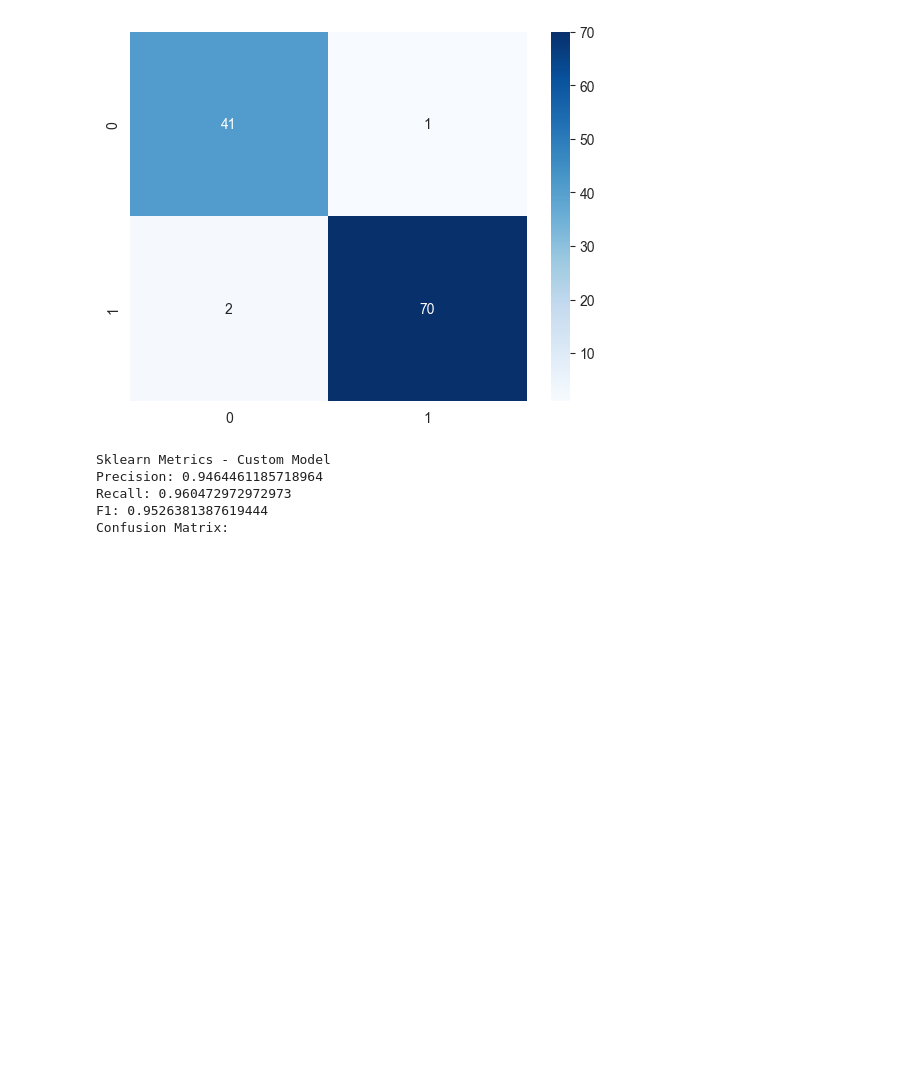
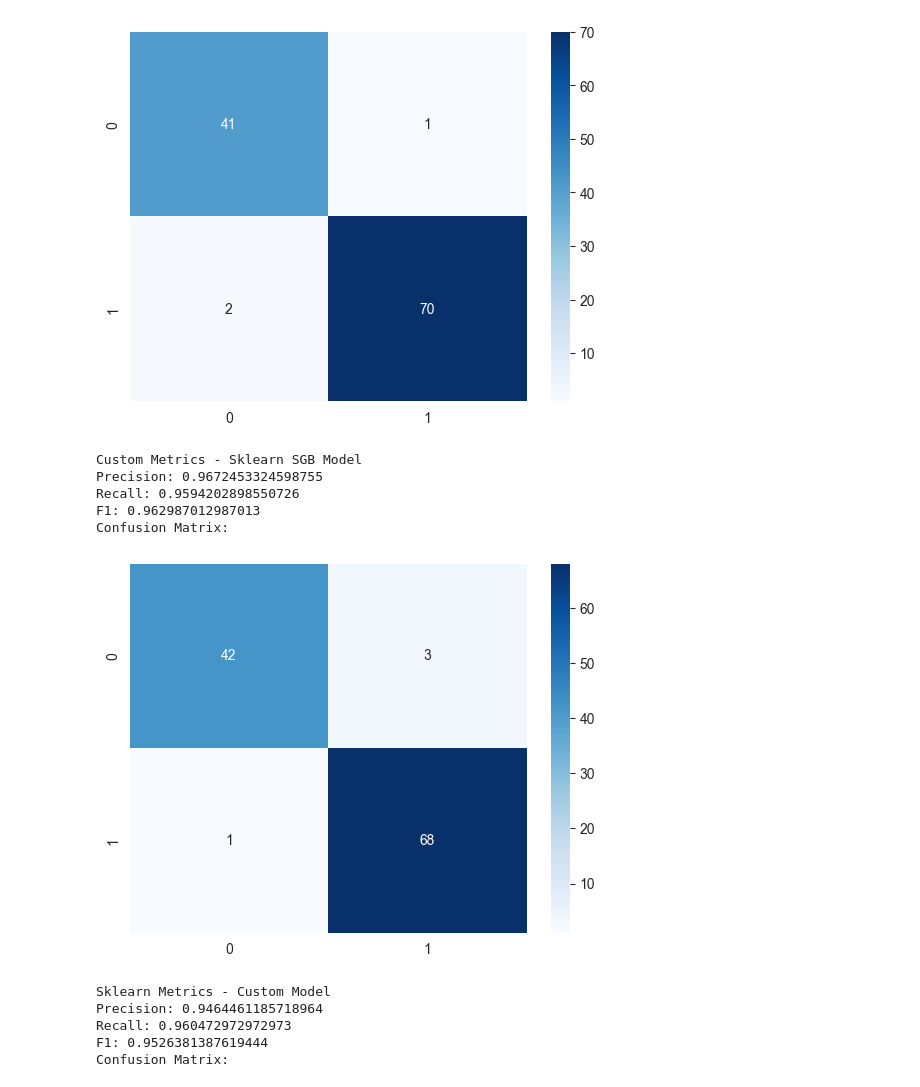
Before and after one commit to Mohamed-Mohamed-Ibrahim/NLP-lab-1, a Jupyter notebook: Logestic_Regression.ipynb, the cells around one changed output. Cells and saved outputs as stored; diff of their text form; code cells hidden in the pictures; blank space fills up the shorter version.

```diff
--- a/Logestic_Regression.ipynb
+++ b/Logestic_Regression.ipynb
@@ -98,6 +98,8 @@ class LogisticRegressionCustom:
 # %%
 clf = LogisticRegressionCustom()
 ok = LogisticRegression()
+ok2 = SGDClassifier()
 clf.fit(X_train, y_train)
 ok.fit(X_train, y_train)
+ok2.fit(X_train, y_train)
 # %% [output]
@@ -110,21 +112,25 @@ from sklearn.metrics import confusion_matrix, precision_score, recall_score, f1_
 
 def confusion_matrix_custom(predicts, labels):
     n_classes = len(np.unique(labels))
-    confusion_matrix = np.zeros((n_classes, n_classes), dtype=int)
+    cm = np.zeros((n_classes, n_classes), dtype=int)
     precision_vector = np.zeros(n_classes)
     recall_vector = np.zeros(n_classes)
     f1_vector = np.zeros(n_classes)
 
     for i in range(n_classes):
         for j in range(n_classes):
-            confusion_matrix[i][j] = np.sum((predicts == i) & (labels == j))
+            cm[i][j] = np.sum((predicts == i) & (labels == j))
 
-    for i in range(n_classes):
-        precision_vector[i] = confusion_matrix[i][i] / np.sum(confusion_matrix[:, i])
-        recall_vector[i] = confusion_matrix[i][i] / np.sum(confusion_matrix[i])
-        f1_vector[i] = 2 * precision_vector[i] * recall_vector[i] / (precision_vector[i] + recall_vector[i])
+    with np.errstate(divide='ignore', invalid='ignore'):  # avoids ZeroDivision warnings
+        precision_vector = np.diag(cm) / cm.sum(axis=0)
+        recall_vector = np.diag(cm) / cm.sum(axis=1)
+        f1_vector = 2 * precision_vector * recall_vector / (precision_vector + recall_vector)
 
-    return confusion_matrix, np.mean(precision_vector), np.mean(recall_vector), np.mean(f1_vector)
+    precision = np.nan_to_num(precision_vector).mean()
+    recall = np.nan_to_num(recall_vector).mean()
+    f1 = np.nan_to_num(f1_vector).mean()
+
+    return cm, precision, recall, f1
 # %%
 cm_custom, p_custom, r_custom, f1_custom = confusion_matrix_custom(clf.predict(X_test), y_test)
 print("Custom Metrics - Custom Model")
@@ -155,6 +161,21 @@ Recall: 0.9742063492063492
 F1: 0.97186343068696
 Confusion Matrix:
 [figure]
+# %%
+cm_custom, p_custom, r_custom, f1_custom = confusion_matrix_custom(ok2.predict(X_test), y_test)
+print("Custom Metrics - Sklearn SGB Model")
+sns.heatmap(cm_custom, annot=True, cmap='Blues')
+print("Precision:", p_custom)
+print("Recall:", r_custom)
+print("F1:", f1_custom)
+print("Confusion Matrix:")
+# %% [output]
+Custom Metrics - Sklearn SGB Model
+Precision: 0.9672453324598755
+Recall: 0.9594202898550726
+F1: 0.962987012987013
+Confusion Matrix:
+[figure, added]
 # %%
 cm_sklearn = confusion_matrix(clf.predict(X_test), y_test)
 print("Sklearn Metrics - Custom Model")
```
Also changed, not shown: parts of 3 cells of this notebook, 1 other file.
